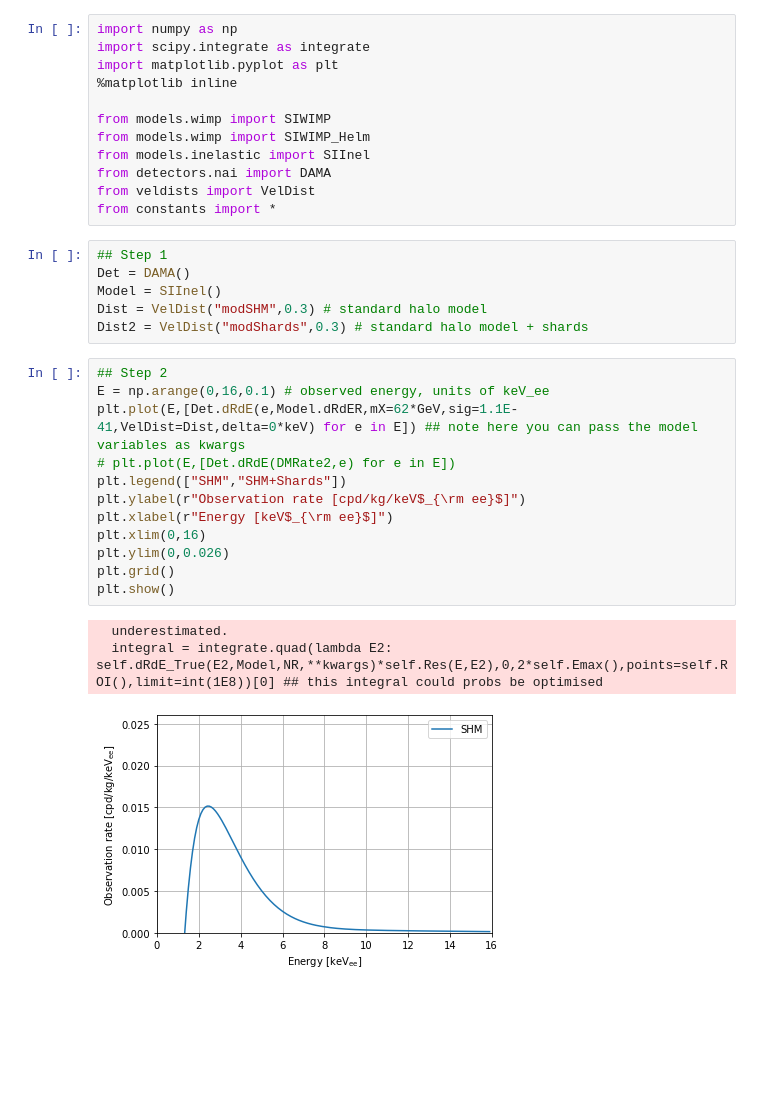
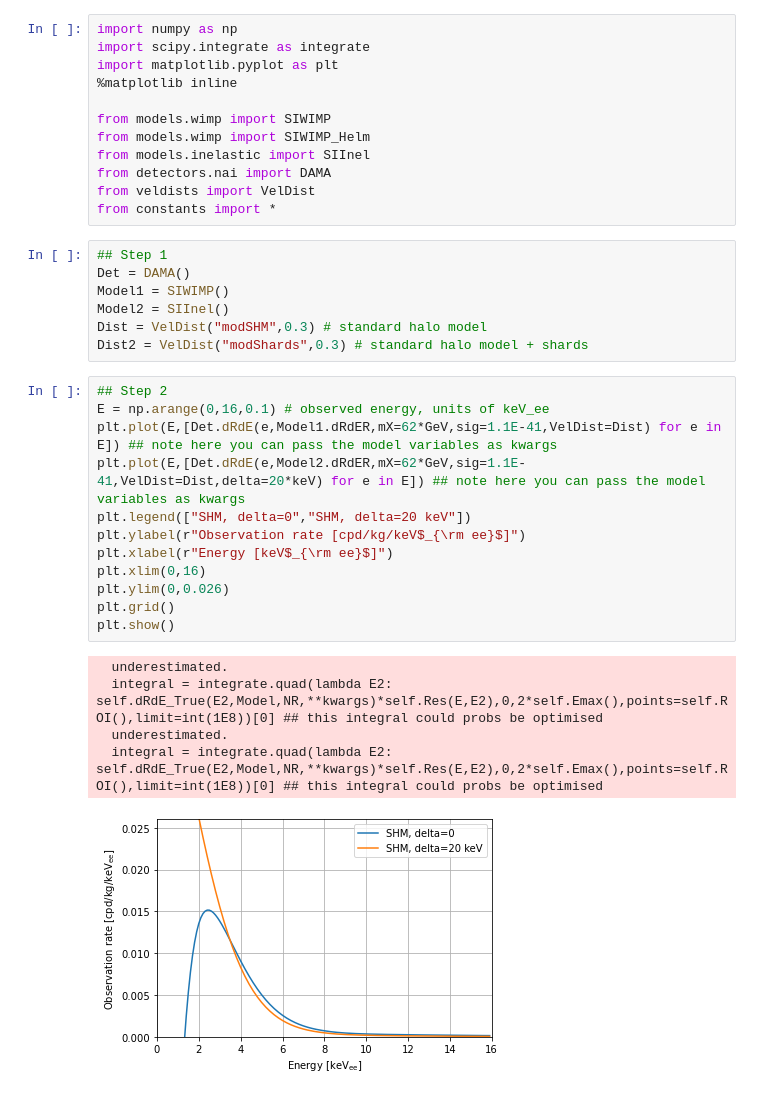
Before and after one commit to mjzurowski/sgm, a Jupyter notebook: Demo.ipynb, the cells around one changed output. Cells and saved outputs as stored; diff of their text form; blank space fills up the shorter version.

Commit message:
updated demo to show how to use a model with additional variables

```diff
--- a/Demo.ipynb
+++ b/Demo.ipynb
@@ -13,22 +13,25 @@ from constants import *
 # %%
 ## Step 1
 Det = DAMA()
-Model = SIInel()
+Model1 = SIWIMP()
+Model2 = SIInel()
 Dist = VelDist("modSHM",0.3) # standard halo model
 Dist2 = VelDist("modShards",0.3) # standard halo model + shards
 # %%
 ## Step 2
 E = np.arange(0,16,0.1) # observed energy, units of keV_ee
-plt.plot(E,[Det.dRdE(e,Model.dRdER,mX=62*GeV,sig=1.1E-41,VelDist=Dist,delta=0*keV) for e in E]) ## note here you can pass the model variables as kwargs
-# plt.plot(E,[Det.dRdE(DMRate2,e) for e in E])
-plt.legend(["SHM","SHM+Shards"])
+plt.plot(E,[Det.dRdE(e,Model1.dRdER,mX=62*GeV,sig=1.1E-41,VelDist=Dist) for e in E]) ## note here you can pass the model variables as kwargs
+plt.plot(E,[Det.dRdE(e,Model2.dRdER,mX=62*GeV,sig=1.1E-41,VelDist=Dist,delta=20*keV) for e in E]) ## note here you can pass the model variables as kwargs
+plt.legend(["SHM, delta=0","SHM, delta=20 keV"])
 plt.ylabel(r"Observation rate [cpd/kg/keV$_{\rm ee}$]")
 plt.xlabel(r"Energy [keV$_{\rm ee}$]")
 plt.xlim(0,16)
 plt.ylim(0,0.026)
 plt.grid()
 plt.show()
 # %% [output]
   underestimated.
   integral = integrate.quad(lambda E2: self.dRdE_True(E2,Model,NR,**kwargs)*self.Res(E,E2),0,2*self.Emax(),points=self.ROI(),limit=int(1E8))[0] ## this integral could probs be optimised
+  underestimated.
+  integral = integrate.quad(lambda E2: self.dRdE_True(E2,Model,NR,**kwargs)*self.Res(E,E2),0,2*self.Emax(),points=self.ROI(),limit=int(1E8))[0] ## this integral could probs be optimised
-[figure, old version]
+[figure, new version]
```
Also changed, not shown: parts of 1 cell of this notebook, 1 other file.
